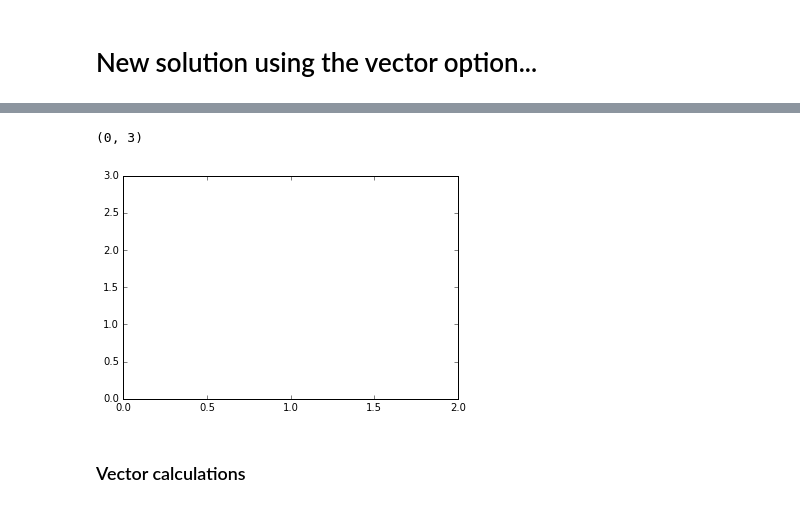
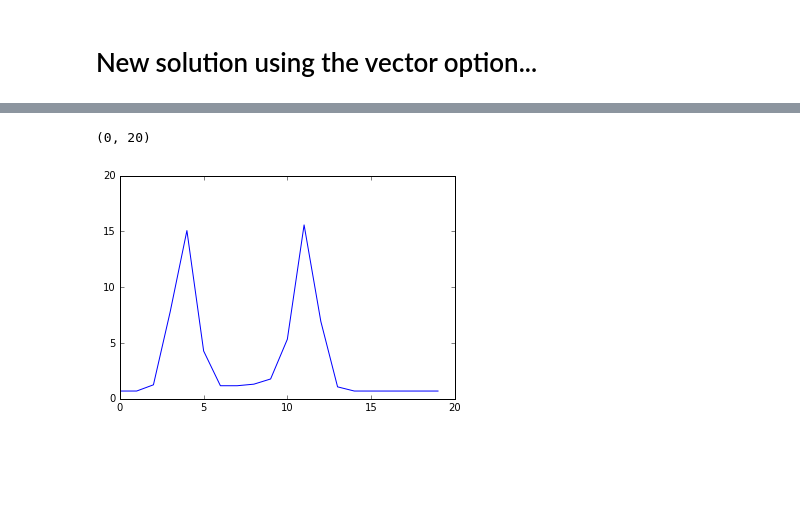
Before and after one commit to lionfish0/dp, a Jupyter notebook: Improved Bound Constraint differing across domain.ipynb, the cells around one changed output, grey strips where cells are left out. Drawn from its saved outputs; the diff is of its cells as text; code cells hidden in the pictures; blank space fills up the shorter version.

Commit message:
Vector solution v1.0

```diff
--- a/Improved Bound Constraint differing across domain.ipynb
+++ b/Improved Bound Constraint differing across domain.ipynb
@@ -823,6 +736,6 @@ array([[ 0.83 ,  0.165],
 # %%
 #samps = (c*Delta/eps)*np.random.multivariate_normal(np.zeros(len(tests)),cov,10000)
-sampcov = ((c*Delta/eps)**2)*cov
+sampcov = sens*((c*Delta/eps)**2)*cov
 samps = np.random.multivariate_normal(np.zeros(len(tests)),sampcov,1000)
 # %%
 np.diag(sampcov)
@@ -887,8 +800,6 @@ plt.plot(mu,'b-',lw=3);
 # %%
-plt.plot(np.diag(sampcov))
-plt.ylim([0,3])
+plt.plot(np.sqrt(np.diag(sampcov)))
+plt.ylim([0,20])
 # %% [output]
-(0, 3)
+(0, 20)
-[figure, old version]
+[figure, new version]
-# %% [markdown]
-### Vector calculations
```
Also changed, not shown: parts of 19 cells of this notebook, 7 other files.
